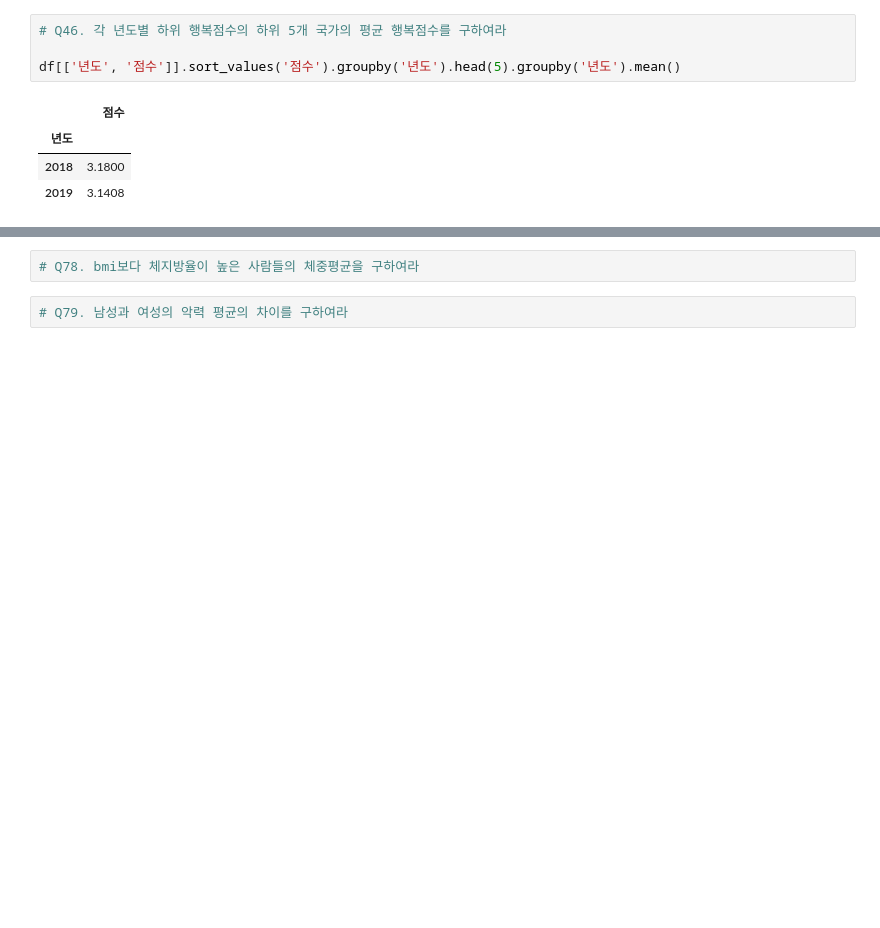
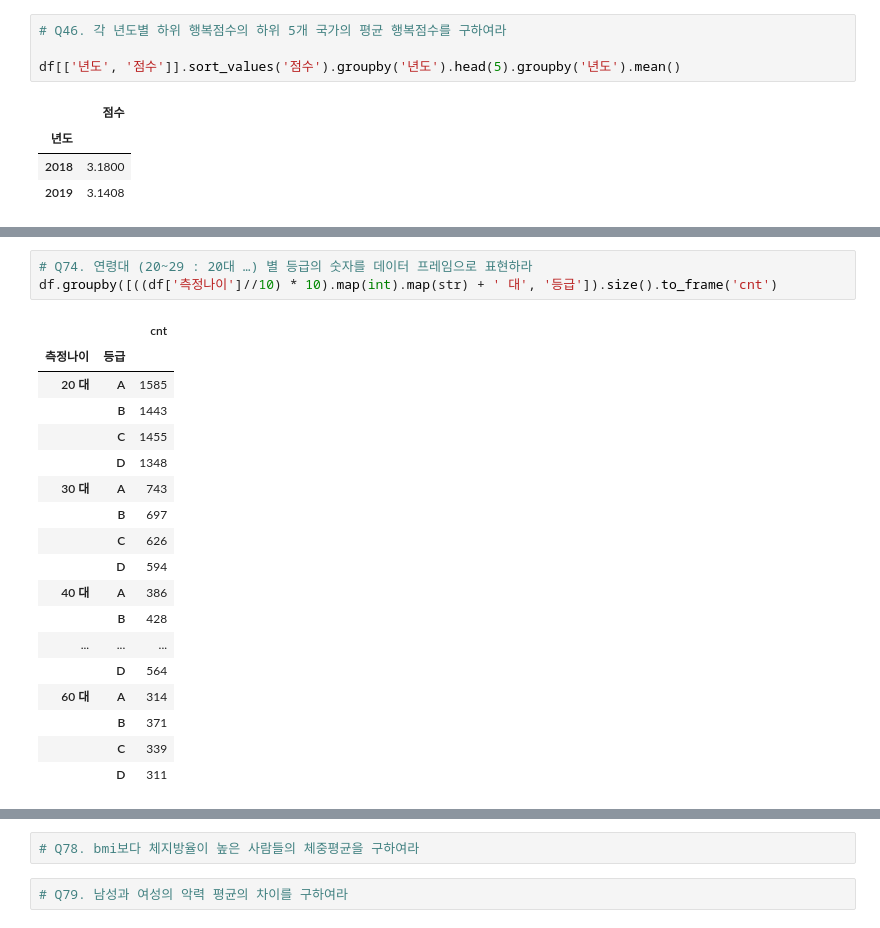
Before and after one commit to chickengak/TIL, a Jupyter notebook: dev-journey/big-data/빅분기-실기-datamanim-1유형.ipynb, the cells around one changed output, grey strips where cells are left out. Saved outputs shown, nothing was run; the diff lists cells and outputs as text; blank space fills up the shorter version.

```diff
--- a/dev-journey/big-data/빅분기-실기-datamanim-1유형.ipynb
+++ b/dev-journey/big-data/빅분기-실기-datamanim-1유형.ipynb
@@ -753,0 +971,22 @@ data url = https://raw.githubusercontent.com/Datamanim/datarepo/main/body/body.c
+# %%
+# Q74. 연령대 (20~29 : 20대 …) 별 등급의 숫자를 데이터 프레임으로 표현하라
+df.groupby([((df['측정나이']//10) * 10).map(int).map(str) + ' 대', '등급']).size().to_frame('cnt')
+# %% [output]
+|  |  | cnt |
+| 측정나이 | 등급 |  |
+| 20 대 | A | 1585 |
+|  | B | 1443 |
+|  | C | 1455 |
+|  | D | 1348 |
+| 30 대 | A | 743 |
+|  | B | 697 |
+|  | C | 626 |
+|  | D | 594 |
+| 40 대 | A | 386 |
+|  | B | 428 |
+| ... | ... | ... |
+|  | D | 564 |
+| 60 대 | A | 314 |
+|  | B | 371 |
+|  | C | 339 |
+|  | D | 311 |
```
Also changed, not shown: parts of 68 cells of this notebook.
